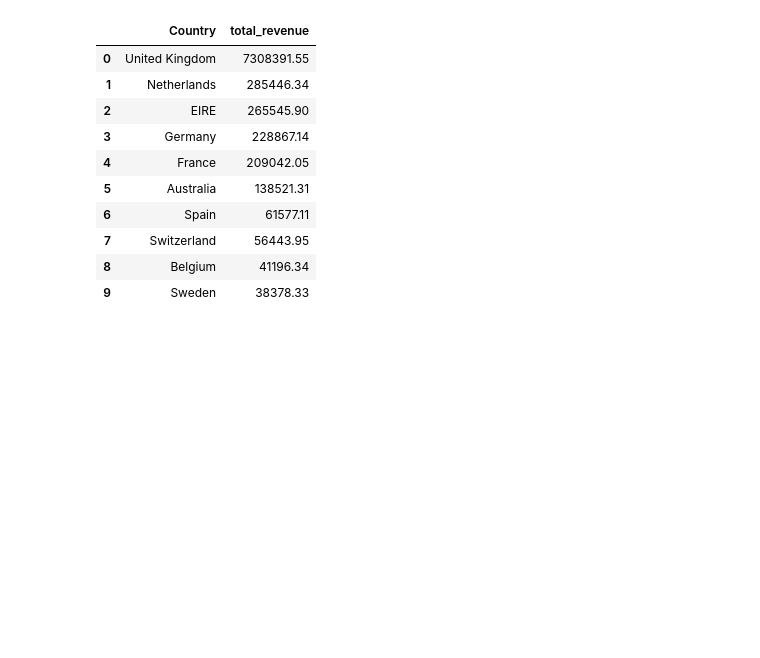
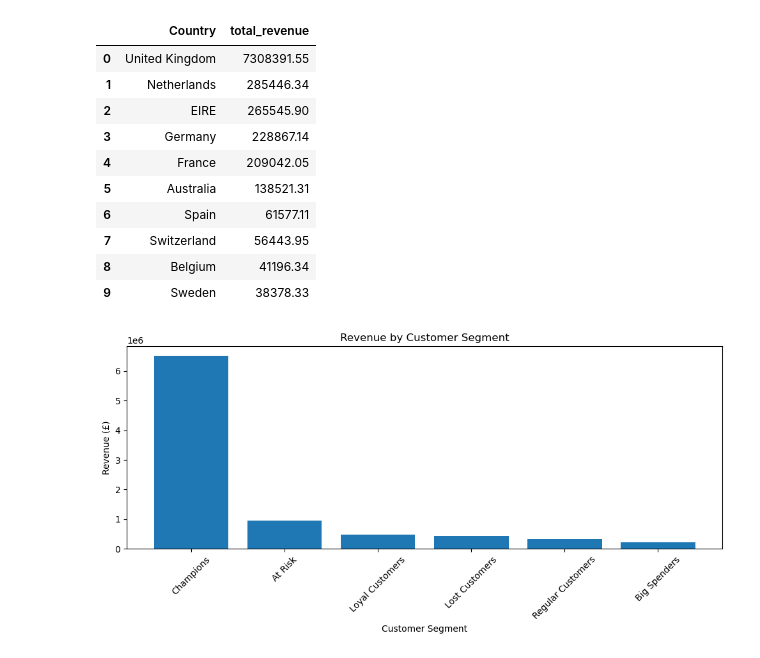
Before and after one commit to Mustyjide19/online-retail-customer-segmentation, a Jupyter notebook: notebooks/online_retail_analysis.ipynb, the cells around one changed output. Cells and saved outputs as stored; diff of their text form; code cells hidden in the pictures; blank space fills up the shorter version.

```diff
--- a/notebooks/online_retail_analysis.ipynb
+++ b/notebooks/online_retail_analysis.ipynb
@@ -903,3 +903,22 @@ pd.read_sql_query(query, conn)
 | 7 | Switzerland | 56443.95 |
 | 8 | Belgium | 41196.34 |
 | 9 | Sweden | 38378.33 |
+# %%
+segment_revenue = (
+    rfm.groupby("Segment")["Monetary"]
+    .sum()
+    .sort_values(ascending=False)
+    .reset_index()
+)
+
+plt.figure(figsize=(10, 5))
+plt.bar(segment_revenue["Segment"], segment_revenue["Monetary"])
+plt.title("Revenue by Customer Segment")
+plt.xlabel("Customer Segment")
+plt.ylabel("Revenue (£)")
+plt.xticks(rotation=45)
+plt.tight_layout()
+plt.savefig("../dashboard/screenshots/revenue_by_segment.png", dpi=300)
+plt.show()
+# %% [output]
+[figure, added]
```
Also changed, not shown: 1 other file.
